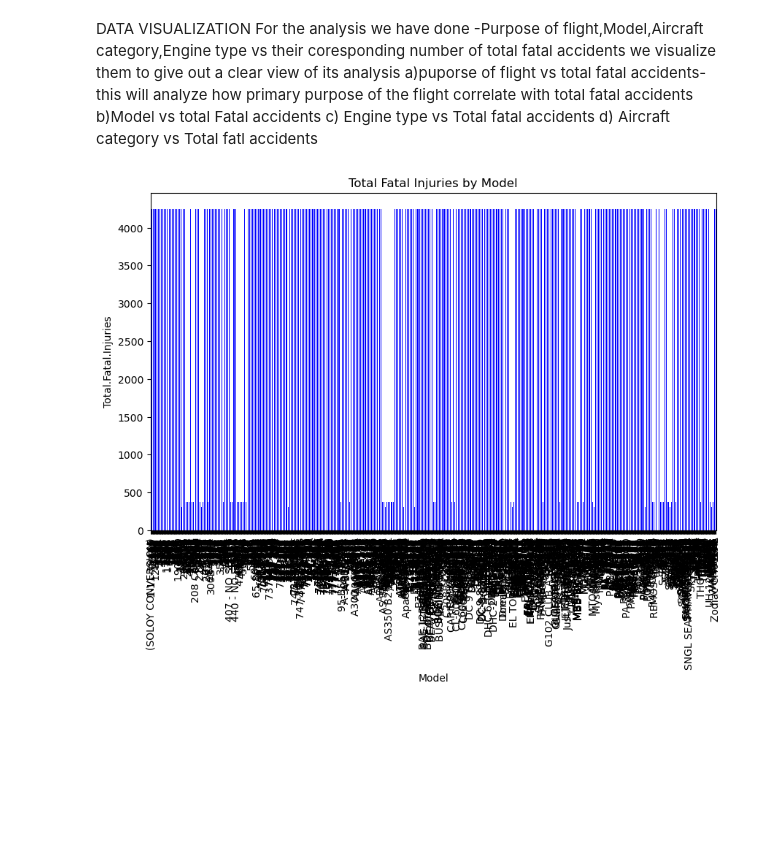
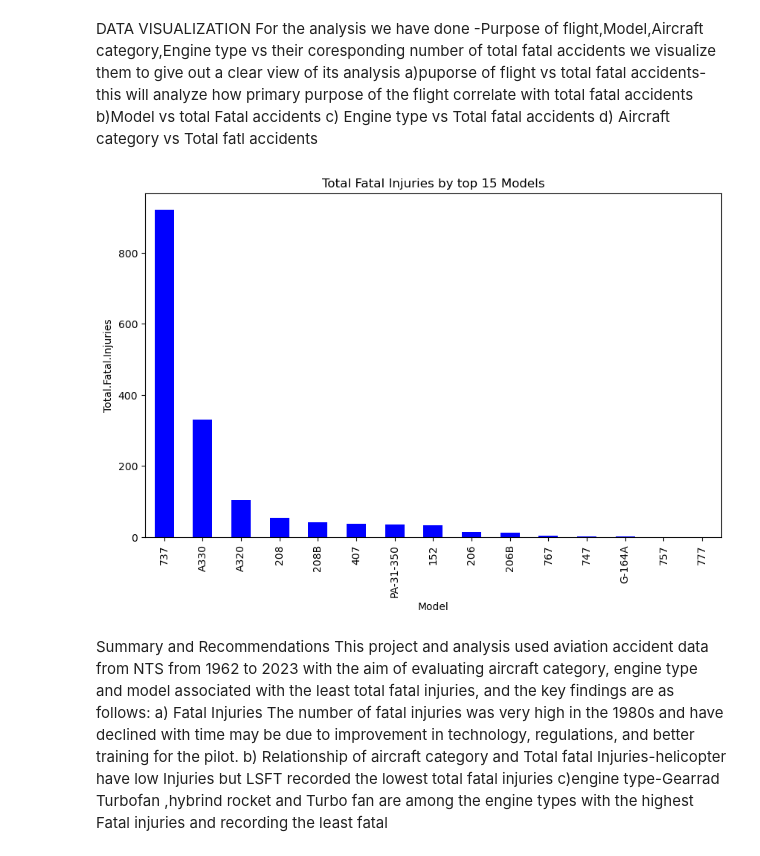
Before and after one commit to CharityPM/aviation-risk-analysis, a Jupyter notebook: aviation_risk_analysis.ipynb, the cells around one changed output. Cells and saved outputs as stored; diff of their text form; code cells hidden in the pictures; blank space fills up the shorter version.

Commit message:
updated data visualization, summary and recommendations

```diff
--- a/aviation_risk_analysis.ipynb
+++ b/aviation_risk_analysis.ipynb
@@ -334,12 +352,24 @@ c) Engine type vs Total fatal accidents
 d) Aircraft category vs Total fatl accidents
 # %%
 # relationship between Purpose.of.flight vs the total number of total  fatal accidents
-df['Fatal_by_model'] = df.groupby('Aircraft.Category')['Total.Fatal.Injuries'].transform('sum')
-plt.figure(figsize=(10, 6))
-df.groupby('Model')['Fatal_by_model'].first().plot(kind='bar', color='blue')  # Plotting the bar chart
-plt.title('Total Fatal Injuries by Model')
+#because grapgh looks meesy with all the models will filter top 15 common models
+#1.getting top 10 most frequent models
+top_models = df['Model'].value_counts().head(15).index
+#filtering to the oonly top models
+filtered_df = df[df['Model'].isin(top_models)]
+#group and sum injuries with model
+Fatal_by_model= filtered_df.groupby('Model')['Total.Fatal.Injuries'].sum().sort_values(ascending=False)
+plt.figure(figsize=(10,6))
+Fatal_by_model.plot(kind='bar',color='blue')
+plt.title('Total Fatal Injuries by top 15 Models')
 plt.xlabel('Model')
 plt.ylabel('Total.Fatal.Injuries')
 plt.show()
 # %% [output]
-[figure, old version]
+[figure, new version]
+# %% [markdown]
+Summary and Recommendations
+This project and analysis used aviation accident data from NTS  from 1962 to 2023 with the aim of evaluating aircraft  category, engine type  and model associated with the least total fatal injuries, and the key findings are as follows:
+a) Fatal Injuries The number of fatal injuries was very high in the 1980s and have declined with time may be due to improvement in technology, regulations, and better training for the pilot.
+b) Relationship of aircraft category and Total fatal Injuries-helicopter have low Injuries but LSFT recorded the lowest total fatal injuries
+c)engine type-Gearrad Turbofan ,hybrind rocket and Turbo fan are among the engine types with the highest Fatal injuries and recording the least fatal
```
Also changed, not shown: parts of 5 cells of this notebook, 2 other files.
